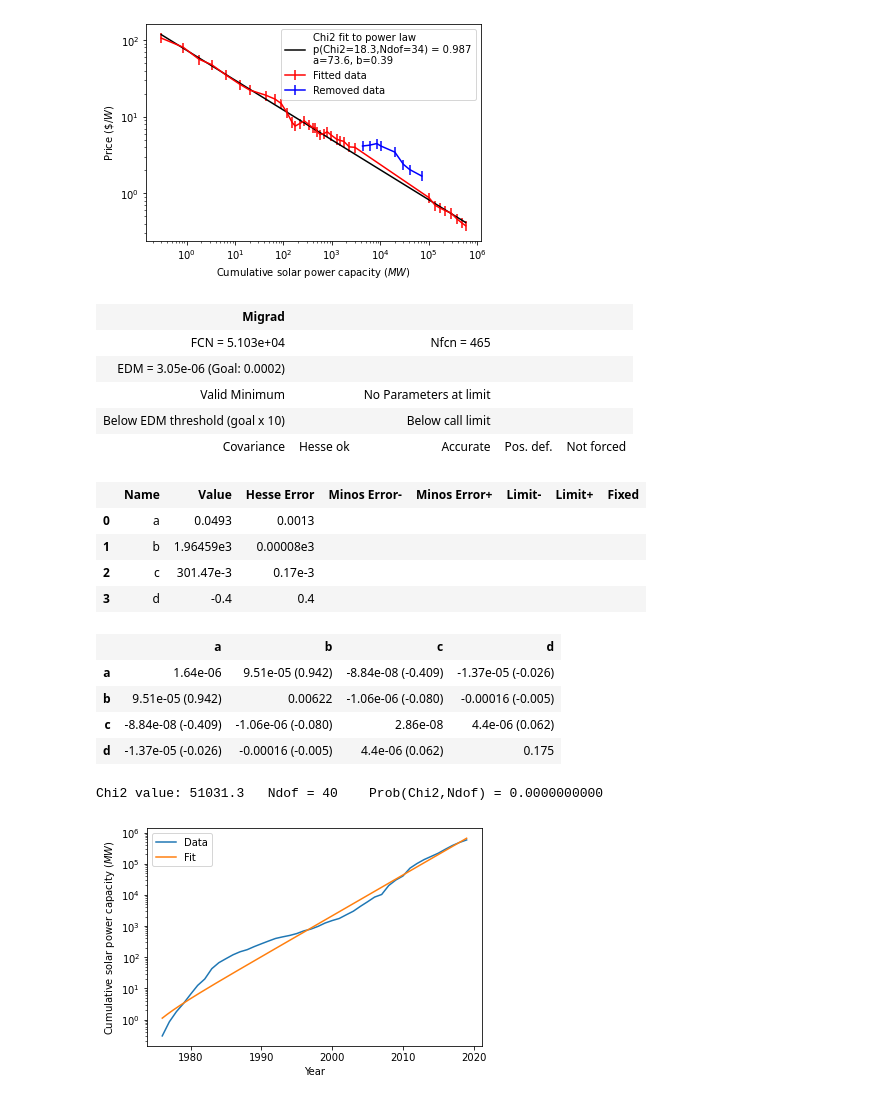
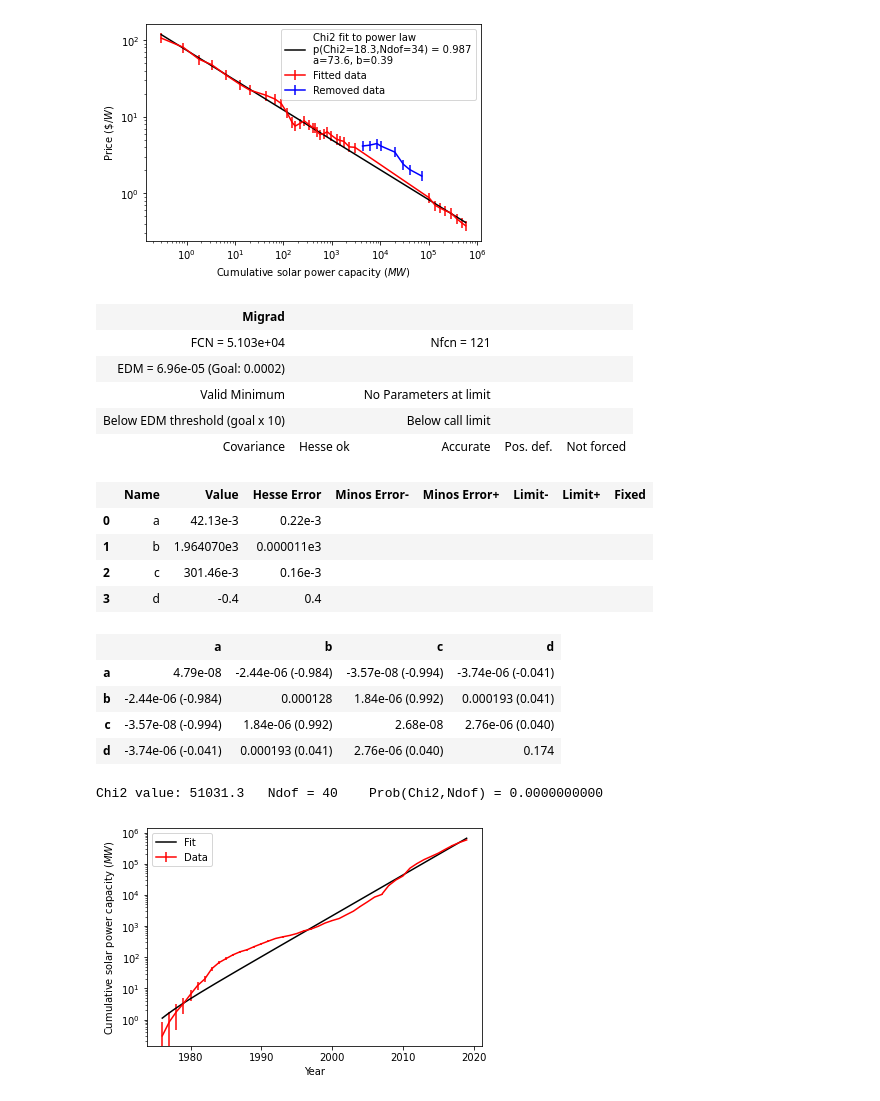
Before and after one commit to NathanvdBerg/AppStat-ProblemSet-2021, a Jupyter notebook: Problem 5.1.ipynb, the cells around one changed output. Drawn from its saved outputs; the diff is of its cells as text; code cells hidden in the pictures.

```diff
--- a/Problem 5.1.ipynb
+++ b/Problem 5.1.ipynb
@@ -250,53 +256,60 @@ plt.savefig('Problem_5.1_power_law.png',dpi=600)
 def exponential(x, a,b,c,d):
     return a*np.exp((x-b)*c) + d
 
+def stupid_fit_function(x, a,b,c,d,e,f,g):
+    return a * np.exp((x-b)*c) * np.sin((x-f)*(2*np.pi)/g) + d
+
 # Do a chi2 fit
 chi2_exp = Chi2Regression(exponential, year, capacity, np.sqrt(capacity)) # No uncertainty known on capacity -> Pearson chi2
+#chi2_exp = Chi2Regression(exponential, year_reduced, capacity_reduced, np.sqrt(capacity_reduced))
+#chi2_exp = Chi2Regression(stupid_fit_function, year, capacity, 0.2*capacity)#np.sqrt(capacity))
 chi2_exp.errordef = 1
-minuit_chi2_exp = Minuit(chi2_exp, a=1, b=2000, c=1, d=1) #
+minuit_chi2_exp = Minuit(chi2_exp, a=0.05, b=2000, c=0.3, d=1)
+#minuit_chi2_exp = Minuit(chi2_exp, a=0.05, b=2000, c=0.3, d=1, e=100, f=0, g=25) #
 display(minuit_chi2_exp.migrad())          # Perform the actual fit
 
-a_fit = minuit_chi2_exp.values[0]
-b_fit = minuit_chi2_exp.values[1]
-c_fit = minuit_chi2_exp.values[2]
-d_fit = minuit_chi2_exp.values[3]
 
 # Get number of degrees-of-freedom (Ndof):
 Ndof_value = len(price) - minuit_chi2_exp.nfit
+#Ndof_value = len(price_reduced) - minuit_chi2_exp.nfit
 
 chi2_exp_value = minuit_chi2_exp.fval
 p_value = stats.chi2.sf(chi2_exp_value, Ndof_value) # The chi2 probability given N_DOF degrees of freedom
 print(f"Chi2 value: {chi2_exp_value:.1f}   Ndof = {Ndof_value:.0f}    Prob(Chi2,Ndof) = {p_value:5.10f}")
 
 
 x_axis = np.linspace(np.min(year),np.max(year),1000)
+#x_axis = np.linspace(np.min(year_reduced),np.max(year_reduced),1000)
 fig3, ax3 = plt.subplots()
-ax3.plot(year, capacity, label='Data')
-ax3.plot(x_axis,exponential(x_axis,a_fit,b_fit,c_fit,d_fit),label='Fit')
+ax3.errorbar(year, capacity, yerr=np.sqrt(capacity), label='Data',color='red')
+#ax3.errorbar(year, capacity, yerr=0.2*capacity, label='Data',color='red')
+#ax3.scatter(year_reduced, capacity_reduced, label='Data',color='red')
+ax3.plot(x_axis,exponential(x_axis,*minuit_chi2_exp.values),label='Fit',color='black')
+#ax3.plot(x_axis,stupid_fit_function(x_axis,*minuit_chi2_exp.values),label='Fit',color='black')
 
 ax3.set_xlabel(r'Year')
 ax3.set_ylabel(r'Cumulative solar power capacity ($MW$)')
 
 ax3.set_yscale('log')
 
 ax3.legend()
 plt.show()
 # %% [output]
 | Migrad |  |  |  |  |
-| FCN = 5.103e+04 |  | Nfcn = 465 |  |  |
-| EDM = 3.05e-06 (Goal: 0.0002) |  |  |  |  |
+| FCN = 5.103e+04 |  | Nfcn = 121 |  |  |
+| EDM = 6.96e-05 (Goal: 0.0002) |  |  |  |  |
 | Valid Minimum |  | No Parameters at limit |  |  |
 | Below EDM threshold (goal x 10) |  | Below call limit |  |  |
 | Covariance | Hesse ok | Accurate | Pos. def. | Not forced |
 |  | Name | Value | Hesse Error | Minos Error- | Minos Error+ | Limit- | Limit+ | Fixed |
-| 0 | a | 0.0493 | 0.0013 |  |  |  |  |  |
-| 1 | b | 1.96459e3 | 0.00008e3 |  |  |  |  |  |
-| 2 | c | 301.47e-3 | 0.17e-3 |  |  |  |  |  |
+| 0 | a | 42.13e-3 | 0.22e-3 |  |  |  |  |  |
+| 1 | b | 1.964070e3 | 0.000011e3 |  |  |  |  |  |
+| 2 | c | 301.46e-3 | 0.16e-3 |  |  |  |  |  |
 | 3 | d | -0.4 | 0.4 |  |  |  |  |  |
 |  | a | b | c | d |
-| a | 1.64e-06 | 9.51e-05 (0.942) | -8.84e-08 (-0.409) | -1.37e-05 (-0.026) |
-| b | 9.51e-05 (0.942) | 0.00622 | -1.06e-06 (-0.080) | -0.00016 (-0.005) |
-| c | -8.84e-08 (-0.409) | -1.06e-06 (-0.080) | 2.86e-08 | 4.4e-06 (0.062) |
-| d | -1.37e-05 (-0.026) | -0.00016 (-0.005) | 4.4e-06 (0.062) | 0.175 |
+| a | 4.79e-08 | -2.44e-06 (-0.984) | -3.57e-08 (-0.994) | -3.74e-06 (-0.041) |
+| b | -2.44e-06 (-0.984) | 0.000128 | 1.84e-06 (0.992) | 0.000193 (0.041) |
+| c | -3.57e-08 (-0.994) | 1.84e-06 (0.992) | 2.68e-08 | 2.76e-06 (0.040) |
+| d | -3.74e-06 (-0.041) | 0.000193 (0.041) | 2.76e-06 (0.040) | 0.174 |
 Chi2 value: 51031.3   Ndof = 40    Prob(Chi2,Ndof) = 0.0000000000
-[figure, old version]
+[figure, new version]
```
Also changed, not shown: parts of 3 cells of this notebook.
